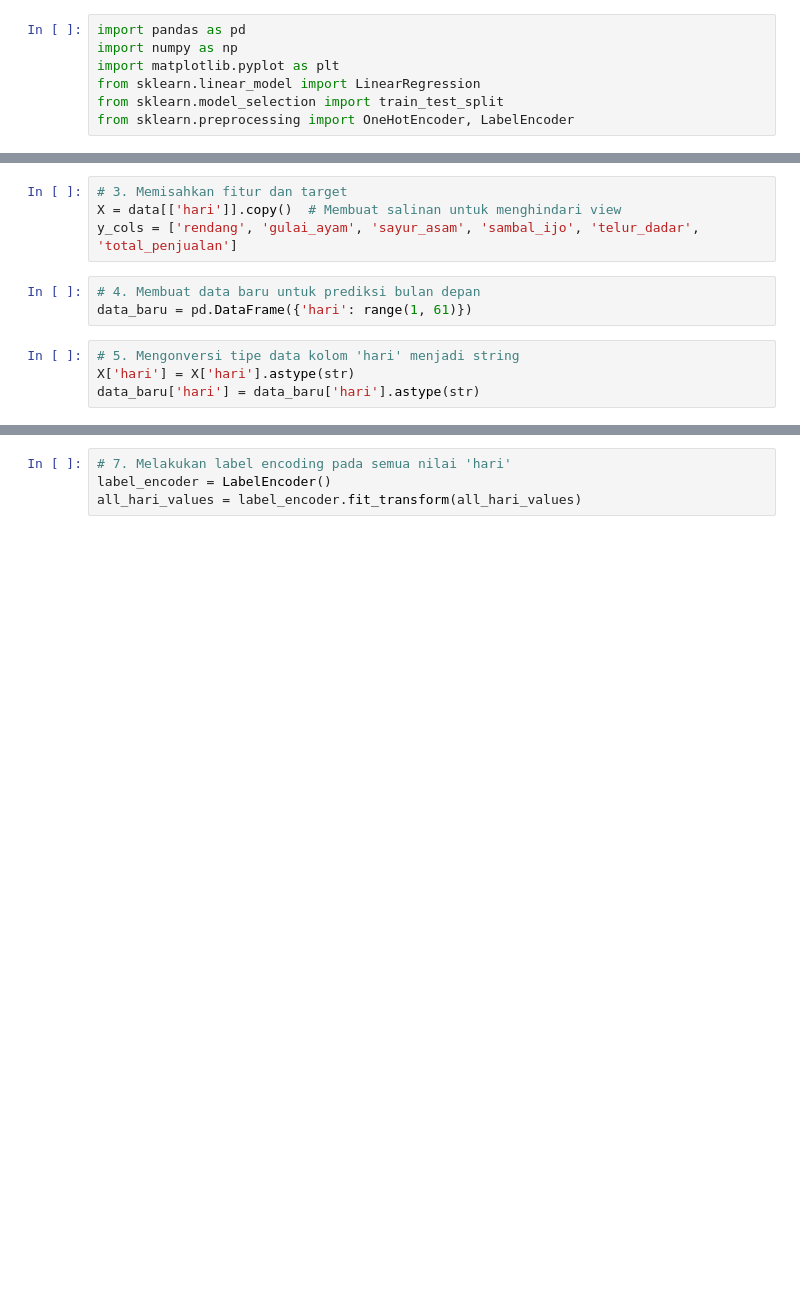
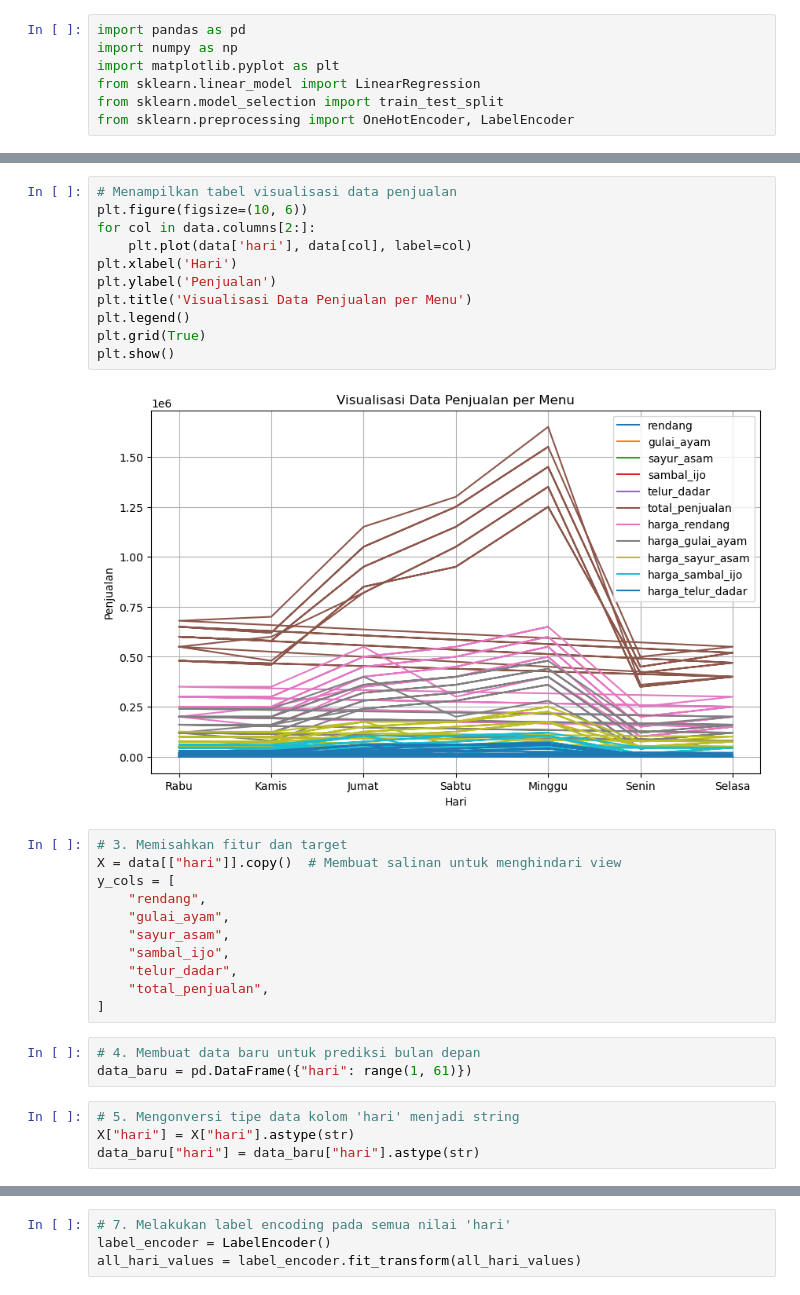
Before and after one commit to dimasdaffa/pythonML, a Jupyter notebook: OtherRegression/padanglinear.ipynb, the cells around one changed output, grey strips where cells are left out. Saved outputs shown, nothing was run; the diff lists cells and outputs as text; blank space fills up the shorter version.

```diff
--- a/OtherRegression/padanglinear.ipynb
+++ b/OtherRegression/padanglinear.ipynb
@@ -15,13 +33,33 @@ print(data)
+# %%
+# Menampilkan tabel visualisasi data penjualan
+plt.figure(figsize=(10, 6))
+for col in data.columns[2:]:
+    plt.plot(data['hari'], data[col], label=col)
+plt.xlabel('Hari')
+plt.ylabel('Penjualan')
+plt.title('Visualisasi Data Penjualan per Menu')
+plt.legend()
+plt.grid(True)
+plt.show()
+# %% [output]
+[figure, added]
 # %%
 # 3. Memisahkan fitur dan target
-X = data[['hari']].copy()  # Membuat salinan untuk menghindari view
-y_cols = ['rendang', 'gulai_ayam', 'sayur_asam', 'sambal_ijo', 'telur_dadar', 'total_penjualan']
+X = data[["hari"]].copy()  # Membuat salinan untuk menghindari view
+y_cols = [
+    "rendang",
+    "gulai_ayam",
+    "sayur_asam",
+    "sambal_ijo",
+    "telur_dadar",
+    "total_penjualan",
+]
 # %%
 # 4. Membuat data baru untuk prediksi bulan depan
-data_baru = pd.DataFrame({'hari': range(1, 61)})
+data_baru = pd.DataFrame({"hari": range(1, 61)})
 # %%
 # 5. Mengonversi tipe data kolom 'hari' menjadi string
-X['hari'] = X['hari'].astype(str)
-data_baru['hari'] = data_baru['hari'].astype(str)
+X["hari"] = X["hari"].astype(str)
+data_baru["hari"] = data_baru["hari"].astype(str)
 # %%
 # 6. Menggabungkan nilai-nilai 'hari' dari data pelatihan dan data baru
```
Also changed, not shown: parts of 10 cells of this notebook, 1 other file.
